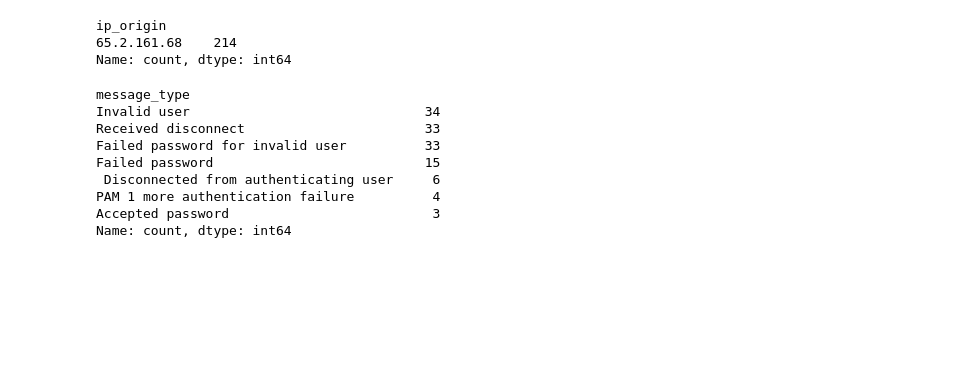
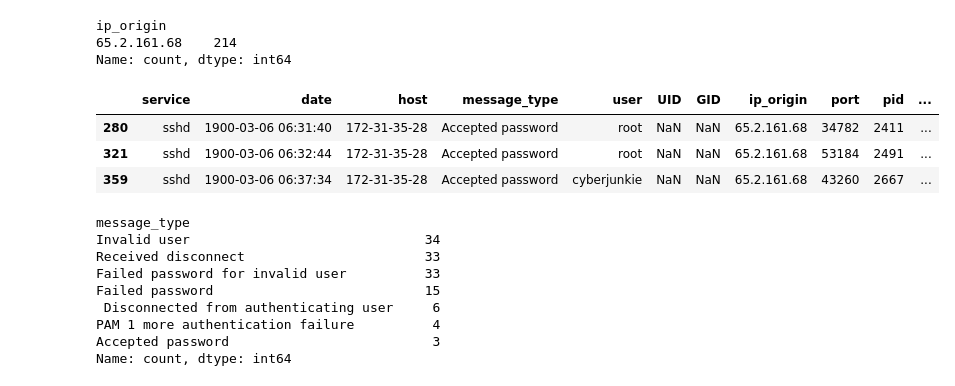
Before and after one commit to danielreyes04/Log-Analyzer, a Jupyter notebook: notebooks/02_detection.ipynb, the cells around one changed output. Cells and saved outputs as stored; diff of their text form; code cells hidden in the pictures; blank space fills up the shorter version.

```diff
--- a/notebooks/02_detection.ipynb
+++ b/notebooks/02_detection.ipynb
@@ -62,6 +62,13 @@ df_brute_force['ip_origin'].value_counts()
 ip_origin
 65.2.161.68    214
 Name: count, dtype: int64
+# %%
+df_brute_force[df_brute_force['message_type']=='Accepted password']
+# %% [output]
+|  | service | date | host | message_type | user | UID | GID | ip_origin | port | pid | ... |
+| 280 | sshd | 1900-03-06 06:31:40 | 172-31-35-28 | Accepted password | root | NaN | NaN | 65.2.161.68 | 34782 | 2411 | ... |
+| 321 | sshd | 1900-03-06 06:32:44 | 172-31-35-28 | Accepted password | root | NaN | NaN | 65.2.161.68 | 53184 | 2491 | ... |
+| 359 | sshd | 1900-03-06 06:37:34 | 172-31-35-28 | Accepted password | cyberjunkie | NaN | NaN | 65.2.161.68 | 43260 | 2667 | ... |
 # %%
 df_brute_force['message_type'].value_counts()
 # %% [output]
```
Also changed, not shown: parts of 2 cells of this notebook, 1 other file.
